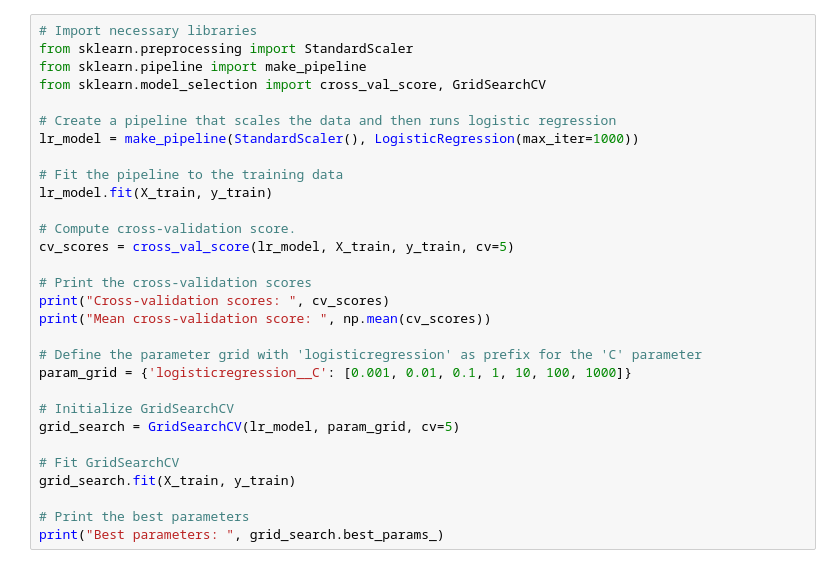
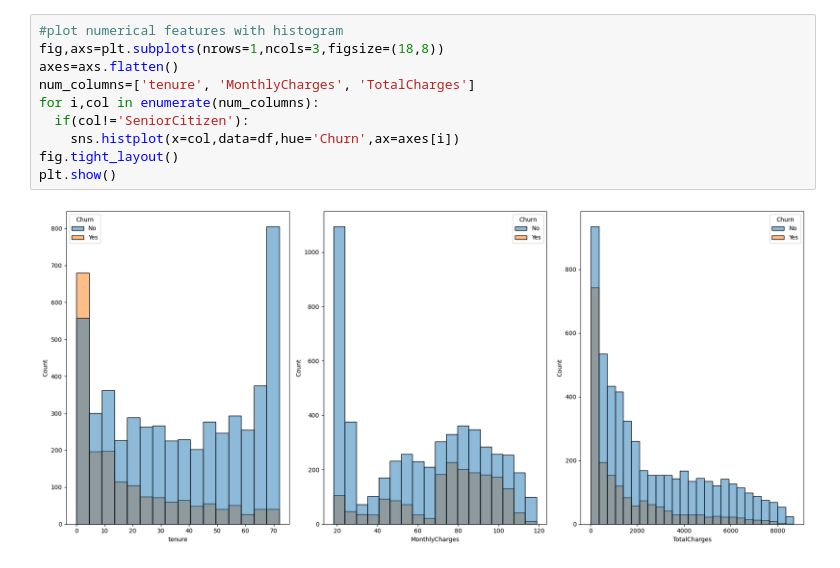
Before and after one commit to mayankjr98/Customer-Churn-Prediction-Anaysis, a Jupyter notebook: churnprediction.ipynb, the cells around one changed output. Drawn from its saved outputs; the diff is of its cells as text.

```diff
--- a/churnprediction.ipynb
+++ b/churnprediction.ipynb
@@ -257,30 +148,12 @@ After we have built our initial Logistic Regression model, it is crucial to eval
 # %%
-# Import necessary libraries
-from sklearn.preprocessing import StandardScaler
-from sklearn.pipeline import make_pipeline
-from sklearn.model_selection import cross_val_score, GridSearchCV
-
-# Create a pipeline that scales the data and then runs logistic regression
-lr_model = make_pipeline(StandardScaler(), LogisticRegression(max_iter=1000))
-
-# Fit the pipeline to the training data
-lr_model.fit(X_train, y_train)
-
-# Compute cross-validation score.
-cv_scores = cross_val_score(lr_model, X_train, y_train, cv=5)
-
-# Print the cross-validation scores
-print("Cross-validation scores: ", cv_scores)
-print("Mean cross-validation score: ", np.mean(cv_scores))
-
-# Define the parameter grid with 'logisticregression' as prefix for the 'C' parameter
-param_grid = {'logisticregression__C': [0.001, 0.01, 0.1, 1, 10, 100, 1000]}
-
-# Initialize GridSearchCV
-grid_search = GridSearchCV(lr_model, param_grid, cv=5)
-
-# Fit GridSearchCV
-grid_search.fit(X_train, y_train)
-
-# Print the best parameters
-print("Best parameters: ", grid_search.best_params_)
+#plot numerical features with histogram
+fig,axs=plt.subplots(nrows=1,ncols=3,figsize=(18,8))
+axes=axs.flatten()
+num_columns=['tenure', 'MonthlyCharges', 'TotalCharges']
+for i,col in enumerate(num_columns):
+  if(col!='SeniorCitizen'):
+    sns.histplot(x=col,data=df,hue='Churn',ax=axes[i])
+fig.tight_layout()
+plt.show()
+# %% [output]
+[figure, added]
```
Also changed, not shown: parts of 49 cells of this notebook.
